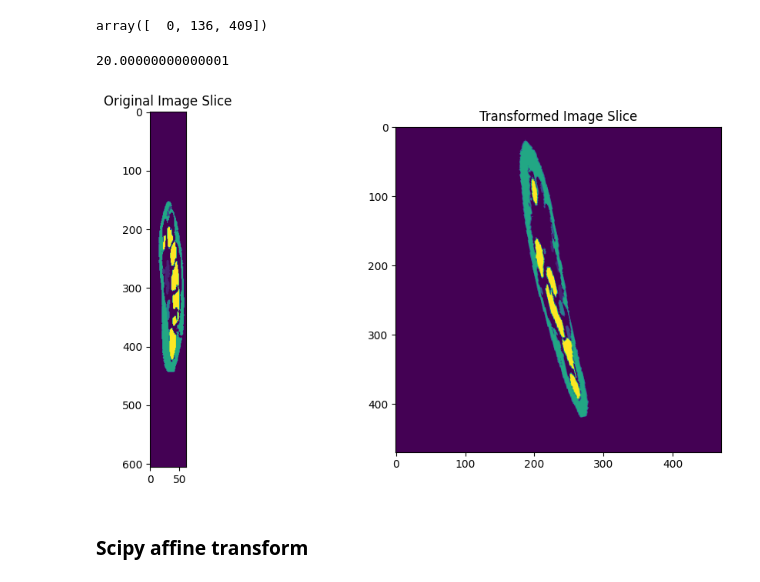
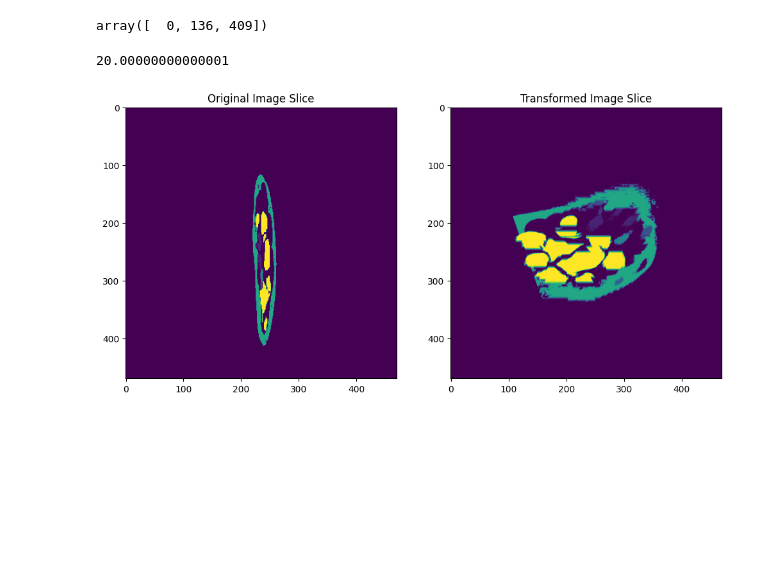
Before and after one commit to carlocagnetta/robotic_nerve_us, a Jupyter notebook: nibabel_visualization/mri_visual.ipynb, the cells around one changed output. Cells and saved outputs as stored; diff of their text form; code cells hidden in the pictures; blank space fills up the shorter version.

```diff
--- a/nibabel_visualization/mri_visual.ipynb
+++ b/nibabel_visualization/mri_visual.ipynb
@@ -640,24 +599,22 @@ np.savetxt("transformed_array.txt", image_transformed_data[:, :, image_transform
 # %%
 print(np.max(image_transformed_data))
 # Display the original and transformed images (slices)
-original_slice = mri_1_label_data[:, mri_1_label_data.shape[1]-200, :]
-transformed_slice = image_transformed_data[:, :, image_transformed_data.shape[1]-(130+padding_difference[1]//2)]
+original_slice = padded_array[:, padded_array.shape[1]-240, :]
+transformed_slice = image_transformed_data[:, image_transformed_data.shape[1]-240, :]
 
 plt.figure(figsize=(12, 6))
 plt.subplot(1, 2, 1)
 plt.imshow(original_slice, origin='upper')
 plt.title('Original Image Slice')
 
 plt.subplot(1, 2, 2)
 plt.imshow(transformed_slice, origin='upper')
 plt.title('Transformed Image Slice')
 
 plt.show()
 # %% [output]
 20.00000000000001
-[figure, old version]
+[figure, new version]
 # %%
 image_transformed = nib.Nifti1Image(image_transformed_data, np.eye(4))
 nib.save(image_transformed, 'image_transformed.nii')
-# %% [markdown]
-### Scipy affine transform
```
Also changed, not shown: parts of 12 cells of this notebook.
